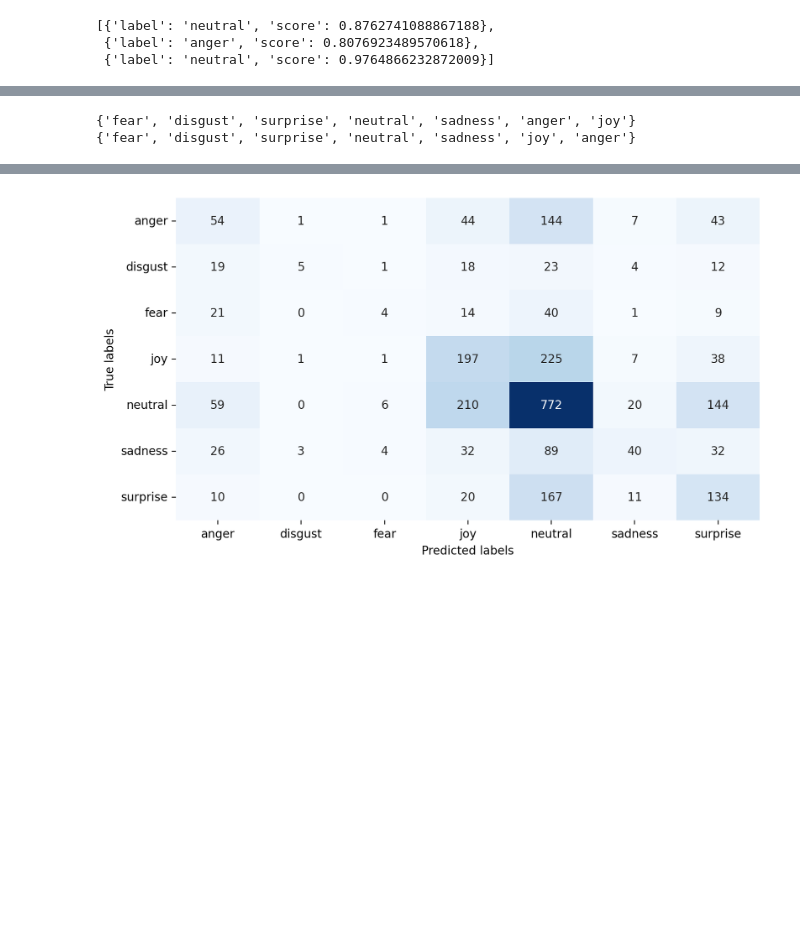
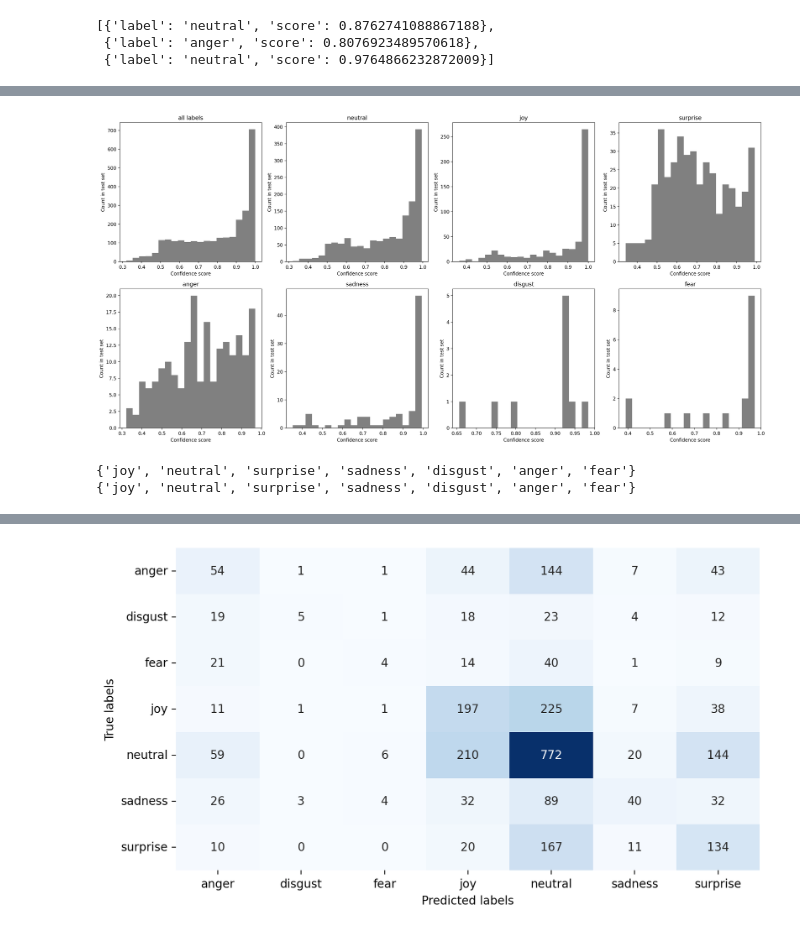
Before and after one commit to alxtrtw/multimodal-movies-emotion-recognition, a Jupyter notebook: classify-EkmanClassifier.ipynb, the cells around one changed output, grey strips where cells are left out. Cells and saved outputs as stored; diff of their text form; code cells hidden in the pictures; blank space fills up the shorter version.

Commit message:
additional analysis of the dataset and results

```diff
--- a/classify-EkmanClassifier.ipynb
+++ b/classify-EkmanClassifier.ipynb
@@ -57,10 +62,7 @@ CUDA version: 11.8
 # %% [markdown]
 # Loading the model
 # %%
+# Pipeline definition
 from transformers import pipeline
-
-ekman = pipeline('sentiment-analysis', model='arpanghoshal/EkmanClassifier')
-
-ekman_test_output = ekman("Thanks for using it.")
-
-print(ekman_test_output)
+ekman = pipeline('sentiment-analysis',
+                 model='arpanghoshal/EkmanClassifier')
@@ -68,0 +69,5 @@ print(ekman_test_output)
+# %%
+text = "This is so frustrating! I am losing my mind over it!!"
+ekman_test_output = ekman(text)
+
+print(ekman_test_output)
@@ -162,3 +169,13 @@ train_labels = [labels[i] for i in train_indices]
 test_labels = [labels[i] for i in test_indices]
 # %% [output]
 10895 2724
+# %%
+# count percents of each class in the whole dataset text_data_list
+from collections import Counter
+
+label_counts = Counter(labels)
+total = sum(label_counts.values())
+
+print('Label counts in the whole test:')
+for label, count in label_counts.items():
+    print(f'{label}: {count} ({count/total:.2%})')
@@ -188,3 +267,25 @@ ekman_test_output[:3]
+# %%
+# now on separate axes (8 plots - emotions + all)
+
+fig, axes = plt.subplots(2, 4, figsize=(20, 10))
+
+# set order: neutral joy surprise anger sadness disgust fear all
+order = ['all labels', 'neutral', 'joy', 'surprise', 'anger', 'sadness', 'disgust', 'fear']
+
+label_scores = {label: label_scores[label] for label in order}
+
+for i, (label, scores) in enumerate(label_scores.items()):
+    ax = axes[i // 4, i % 4]
+    ax.hist(scores, bins=20, color='gray')
+    ax.set_title(label)
+    ax.set_xlabel('Confidence score')
+    ax.set_ylabel('Count in test set')
+
+
+plt.tight_layout()
+plt.show()
+# %% [output]
+[figure, added]
 # %%
 # create a list of labels
 test_predicted_labels = []
@@ -195,5 +296,5 @@ for e in ekman_test_output:
 print(set(test_predicted_labels))
 print(set(test_labels))
 # %% [output]
-{'fear', 'disgust', 'surprise', 'neutral', 'sadness', 'anger', 'joy'}
-{'fear', 'disgust', 'surprise', 'neutral', 'sadness', 'joy', 'anger'}
+{'joy', 'neutral', 'surprise', 'sadness', 'disgust', 'anger', 'fear'}
+{'joy', 'neutral', 'surprise', 'sadness', 'disgust', 'anger', 'fear'}
```
Also changed, not shown: parts of 10 cells of this notebook, 11 other files.
